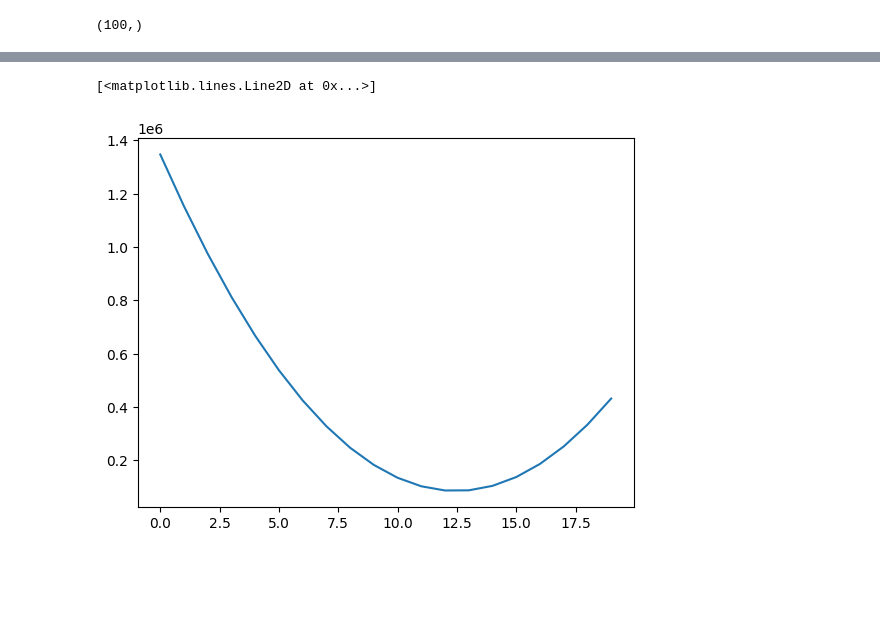
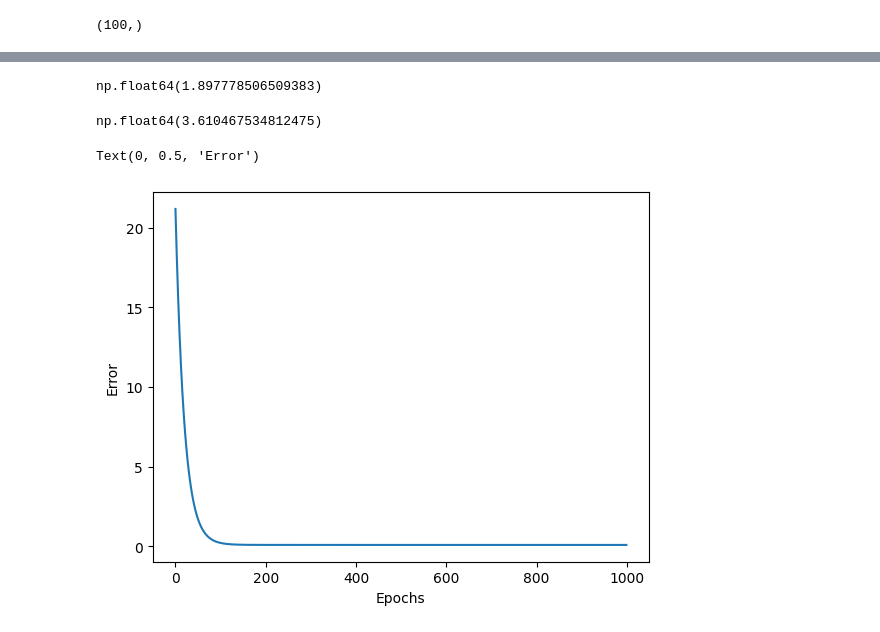
Before and after one commit to Jyoti001/ai-developer-journey, a Jupyter notebook: week1/day2_numpy_gradient_descent.ipynb, the cells around one changed output, grey strips where cells are left out. Saved outputs shown, nothing was run; the diff lists cells and outputs as text; code cells hidden in the pictures; blank space fills up the shorter version.

```diff
--- a/week1/day2_numpy_gradient_descent.ipynb
+++ b/week1/day2_numpy_gradient_descent.ipynb
@@ -9,5 +9,5 @@ x = np.linspace(0,1000,100)
 # %%
-b = np.ones(100) * 3
+b_constant = 3
 # %%
 x.shape
 # %% [output]
@@ -19,7 +15,7 @@ b.shape
 # %%
-c = np.random.rand(100)
+noise = np.random.rand(100)
 # %%
-y = 2*x + b + c
+y = 2*x + b_constant + noise
 # %%
 y
 # %% [output]
@@ -43,19 +42,19 @@ array([   3.34264835,   23.67665725,   44.01721806,   64.45436881,
 # %%
 ## Now making the predictions
 # %%
-epochs = 20
+epochs = 1000
 learning_rate = 0.0001
-w = 0
-b = 0
+weights = 0
+bias = 0
 epoch_list = []
 error_list = []
 for epoch in range(epochs):
-    y_pred = w*x + b
-    error = ((y_pred - y) ** 2)
+    y_pred = weights * x + bias
+    error = ((y_pred - y) ** 2).mean() # scaler value
     # print("w = {} and b = {}".format(w, b))
-    print("epoch {0} : {1}".format(epoch, error.mean()))
+    print("epoch {0} : {1}".format(epoch, error))
     epoch_list.append(epoch)
-    error_list.append(error.mean())
-    w = w - (learning_rate * ((-2 * x) * (y - y_pred)))
-    b = b - (learning_rate * (-2 * (y - y_pred)))
+    error_list.append(error)
+    weights = weights - (learning_rate * np.sum(((-2 * x) * (y - y_pred))))
+    bias = bias - (learning_rate * np.sum((-2 * (y - y_pred))))
 # %% [output]
@@ -88,5 +84,15 @@ len(epoch_list)
+# %%
+weights
+# %% [output]
+np.float64(1.897778506509383)
+# %%
+bias
+# %% [output]
+np.float64(3.610467534812475)
 # %%
 plt.plot(epoch_list, error_list)
+plt.xlabel("Epochs")
+plt.ylabel("Error")
 # %% [output]
-[<matplotlib.lines.Line2D at 0x...>]
+Text(0, 0.5, 'Error')
-[figure, old version]
+[figure, new version]
```
Also changed, not shown: parts of 5 cells of this notebook.
